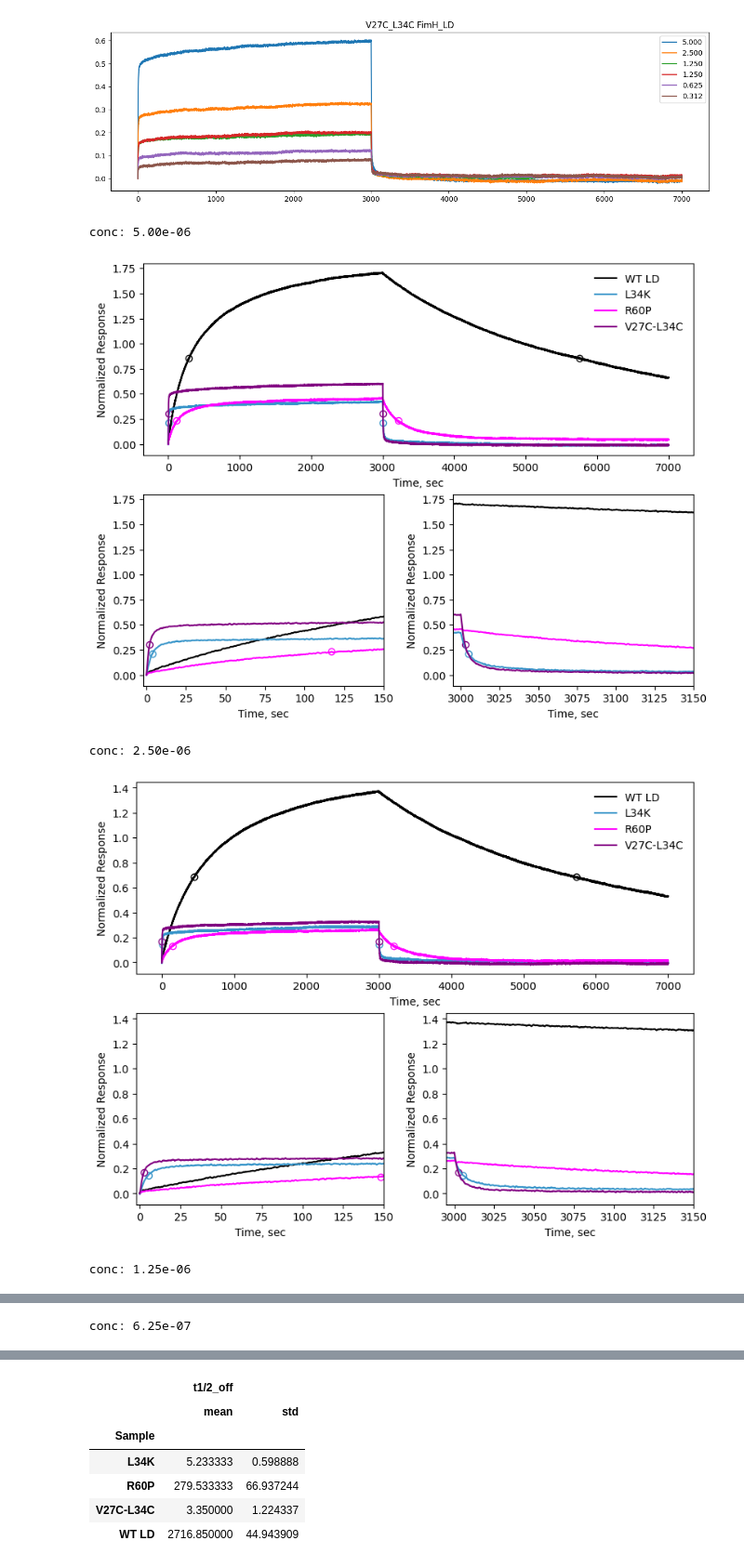
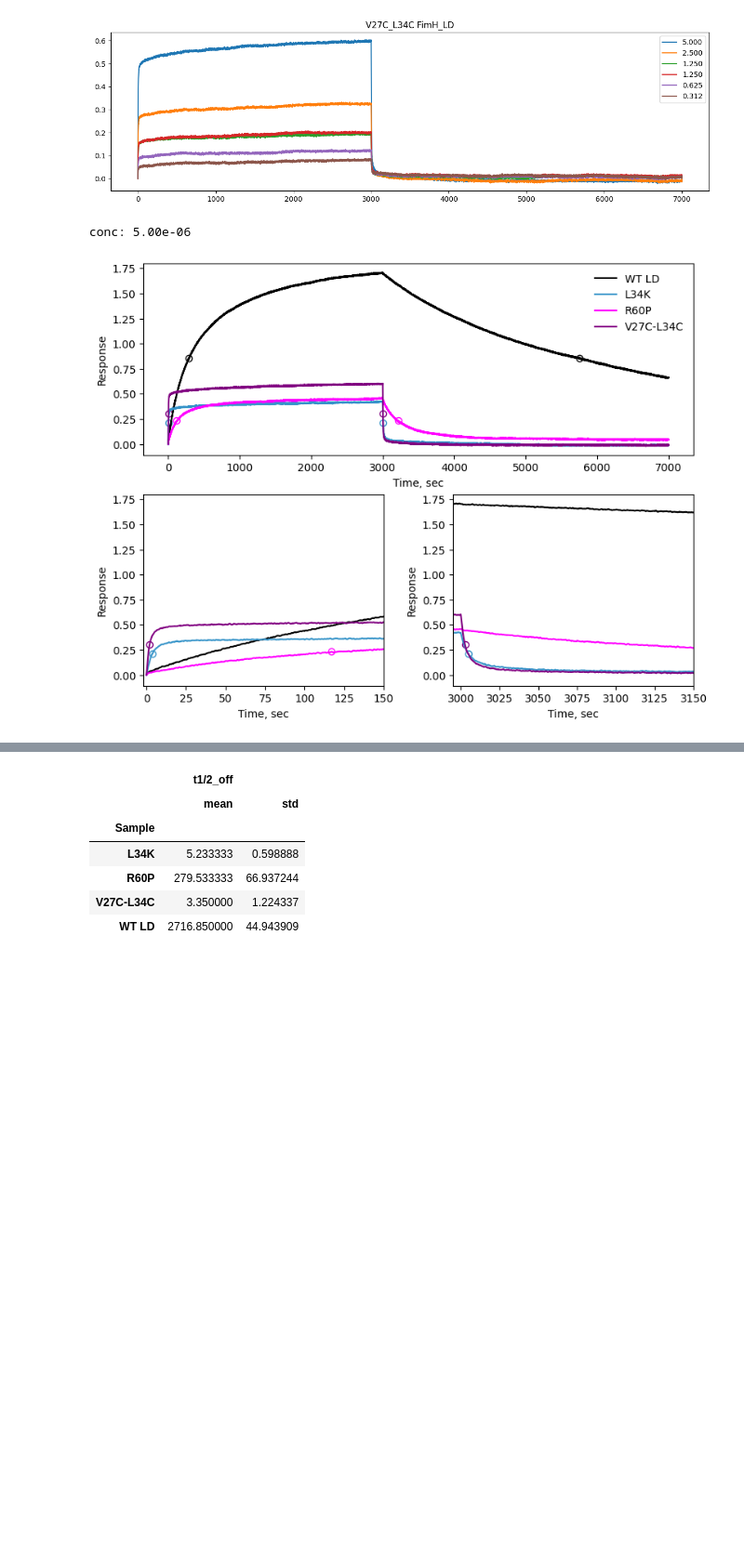
Before and after one commit to tuttlelm/FimH_L34K_paper, a Jupyter notebook: BLI/FimH_mutants_BLI_analysis.ipynb, the cells around one changed output, grey strips where cells are left out. Shown: that part at 93% size. Cells and saved outputs as stored; diff of their text form; code cells hidden in the pictures; blank space fills up the shorter version.

```diff
--- a/BLI/FimH_mutants_BLI_analysis.ipynb
+++ b/BLI/FimH_mutants_BLI_analysis.ipynb
@@ -120,8 +120,8 @@ for sample in samples:
 from matplotlib.gridspec import GridSpec
 #from scipy.signal import savgol_filter
 
-save = False #True
-samps = samples
+save =  False #True
+samps = samples #[0:2]
 colorsm = {'WT FimH_LD':'black','R60P FimH_LD':'magenta','L34K FimH_LD':'#3694C9', 'V27C_L34C FimH_LD':'purple'}
 labels = {'WT FimH_LD':'WT LD','R60P FimH_LD':'R60P','L34K FimH_LD':'L34K', 'V27C_L34C FimH_LD':'V27C-L34C'}
 Tswitch = 3000
@@ -129,7 +129,7 @@ Tswitch = 3000
 #use_conc = bli_data_all['conc'].unique()[0]
 #fig,ax=plt.subplots(nrows=3,ncols=1,figsize=(15,12))
 halflife = pd.DataFrame()
-for use_conc in bli_data_all[bli_data_all['sample'].isin(samps)]['conc'].unique():#[0:1]:
+for use_conc in bli_data_all[bli_data_all['sample'].isin(samps)]['conc'].unique()[0:1]:
     print("conc:","{:.2e}".format(use_conc))
     fig = plt.figure(constrained_layout=True,figsize=(8,6))
 
@@ -156,37 +156,33 @@ for use_conc in bli_data_all[bli_data_all['sample'].isin(samps)]['conc'].unique(
             #print(sid,"{:.0f}".format(t_half_on),"{:.0f}".format(t_half_off-3000))
             ax0.plot(t,response*rnorm,label=sid,color=colorsm[samp])
             ax0.scatter([t_half_on,t_half_off],[0.5*rnorm,0.5*rnorm],marker='o',edgecolor=colorsm[samp],color='w')
             ax1.plot(t,response*rnorm,color=colorsm[samp])
             ax1.scatter([t_half_on,t_half_off],[0.5*rnorm,0.5*rnorm],marker='o',edgecolor=colorsm[samp],color='w')
             ax1.set_xlim(-2,150)
             ax2.plot(t,response*rnorm,color=colorsm[samp])
             ax2.scatter([t_half_on,t_half_off],[0.5*rnorm,0.5*rnorm],marker='o',edgecolor=colorsm[samp],color='w')
             ax2.set_xlim(Tswitch-5,Tswitch+150)
             halflife = pd.concat([halflife,pd.DataFrame({'Sample':[sid],'conc':[use_conc],'run':[i],'t1/2_on':[t_half_on],'t1/2_off':[t_half_off-3000]})],ignore_index=True)
         for i,axi in enumerate(fig.axes):
             if rnorm == 1:
                 axi.set_ylabel("Normalized Response")
                 add_label = 'Norm'
             else:
                 axi.set_ylabel("Response")
                 add_label = 'NoNorm'
-            axi.set_ylabel("Normalized Response")
             axi.set_xlabel("Time, sec")
     ax0.legend(frameon=False);
     plt.show()
 if save:
-    fig.savefig(os.path.join(Output_DIR,'FimH_BLI_overlay_5uMresponse_'+add_label+'_'+date+'.pdf'),format='pdf',dpi=600,bbox_inches = 'tight')
-    fig.savefig(os.path.join(Output_DIR,'FimH_BLI_overlay_5uMresponse_'+add_label+'_'+date+'.svg'),format='svg',bbox_inches='tight')
+    fig.savefig(os.path.join(Output_DIR,'FimH_BLI_overlay_5uMresponse_'+add_label+'_'+date+'.pdf'),format='pdf',dpi=600,bbox_inches = 'tight') #_main
+    fig.savefig(os.path.join(Output_DIR,'FimH_BLI_overlay_5uMresponse_'+add_label+'_'+date+'.svg'),format='svg',bbox_inches='tight') #_main
 
 
 # for i,s in enumerate(samps):
 #     halflife.loc[halflife[(halflife['Sample'] == labels[s])].index,'order'] = i
 # halflife = halflife.sort_values(by=['order','conc','run']).reset_index(drop=True)[['Sample','conc','run','t1/2_on','t1/2_off']]
 
 display(halflife)
 # %% [output]
 conc: 5.00e-06
-[figure, old version]
+[figure, new version]
-conc: 2.50e-06
-[figure, removed]
-conc: 1.25e-06
@@ -194 +188,0 @@ conc: 1.25e-06
-conc: 6.25e-07
```
Also changed, not shown: parts of 1 cell of this notebook.
